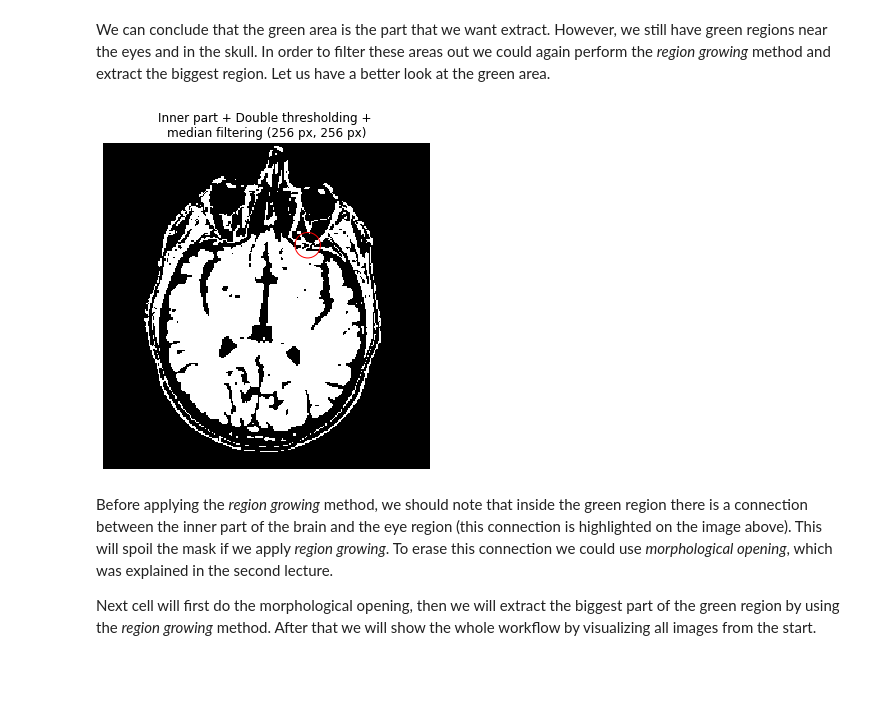
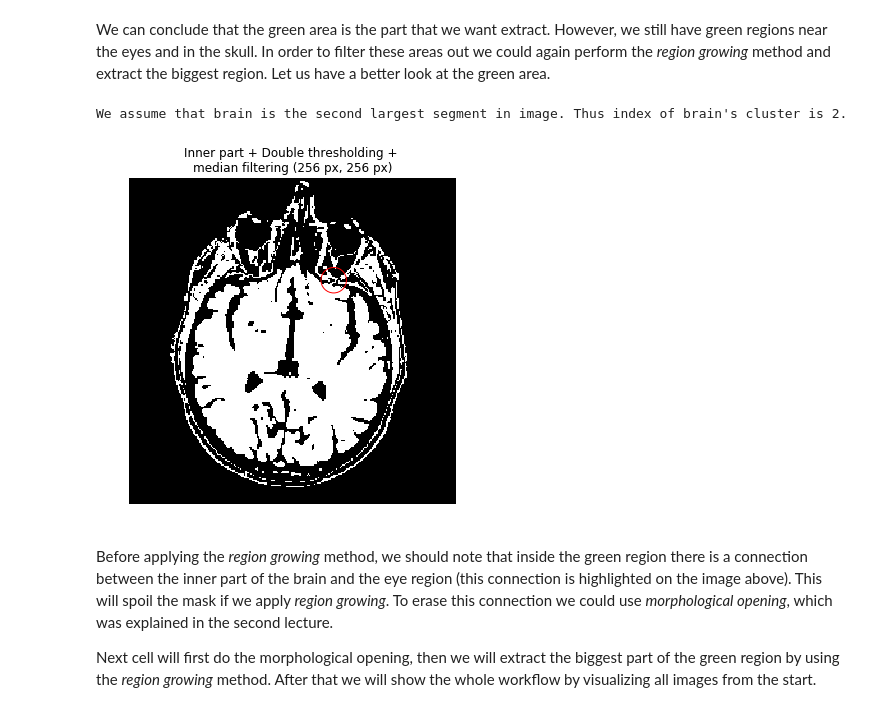
Before and after one commit to oganesManasian/Image-analysis-and-pattern-recognition, a Jupyter notebook: labs/lab_01_segmentation.ipynb, the cells around one changed output. Saved outputs shown, nothing was run; the diff lists cells and outputs as text; code cells hidden in the pictures; blank space fills up the shorter version.

```diff
--- a/labs/lab_01_segmentation.ipynb
+++ b/labs/lab_01_segmentation.ipynb
@@ -474,21 +475,27 @@ ax[1].set_ylim([0, 0.05]);
 # %% [markdown]
 We can conclude that the green area is the part that we want extract. However, we still have green regions near the eyes and in the skull. In order to filter these areas out we could again perform the *region growing* method and extract the biggest region. Let us have a better look at the green area.
+# %%
+_, counts = np.unique(brain_im_gaussian_clustered, return_counts=True)
+brain_cluster_ind = sorted(range(len(counts)), key=lambda ind: counts[ind], reverse=True)[1]
+print(f"We assume that brain is the second largest segment in image. Thus index of brain's cluster is {brain_cluster_ind}.")
+# %% [output]
+We assume that brain is the second largest segment in image. Thus index of brain's cluster is 2.
 # %%
 from matplotlib.patches import Circle
 
 # Extracting the green region
-brain_mask_gaussian = brain_im_gaussian_clustered == 1
+brain_mask_gaussian = brain_im_gaussian_clustered == brain_cluster_ind
 
 fig, ax = plt.subplots(1, 1, figsize=(6, 6))
 ax.imshow(brain_mask_gaussian, cmap='gray')
 ax.set_title('Inner part + Double thresholding + \nmedian filtering ({} px, {} px)'.format(im_h, im_w))
 ax.axis('off');
 
 # Highlighting the problematic part
 circ = Circle((160, 80), 10, fill=False, color='r')
 ax.add_patch(circ);
 # %% [output]
-[figure, old version]
+[figure, new version]
 # %% [markdown]
 Before applying the *region growing* method, we should note that inside the green region there is a connection between the inner part of the brain and the eye region (this connection is highlighted on the image above). This will spoil the mask if we apply *region growing*. To erase this connection we could use *morphological opening*, which was explained in the second lecture.
 
```
Also changed, not shown: parts of 47 cells of this notebook.
